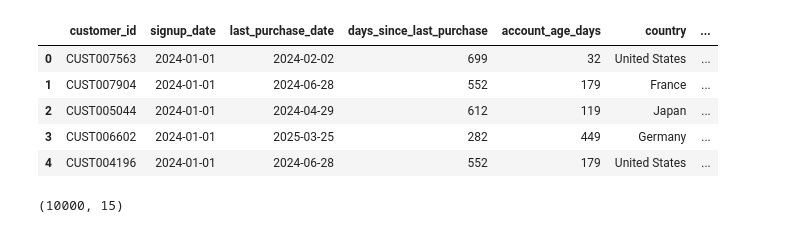
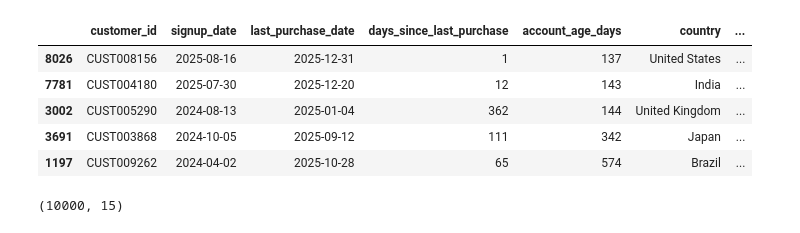
Before and after one commit to Ryanrezzz/ChurnPrediction, a Jupyter notebook: 1.ipynb, the cells around one changed output. Cells and saved outputs as stored; diff of their text form; code cells hidden in the pictures.

```diff
--- a/1.ipynb
+++ b/1.ipynb
@@ -6,14 +6,14 @@ import seaborn as sns
 # %%
 df=pd.read_csv("/Users/ryanmaroof/ml and dl projects/CustomerSegmentation/ecommerce_customer_churn_10k.csv")
 # %%
-df.head()
+df.sample(5)
 # %% [output]
 |  | customer_id | signup_date | last_purchase_date | days_since_last_purchase | account_age_days | country | ... |
-| 0 | CUST007563 | 2024-01-01 | 2024-02-02 | 699 | 32 | United States | ... |
-| 1 | CUST007904 | 2024-01-01 | 2024-06-28 | 552 | 179 | France | ... |
-| 2 | CUST005044 | 2024-01-01 | 2024-04-29 | 612 | 119 | Japan | ... |
-| 3 | CUST006602 | 2024-01-01 | 2025-03-25 | 282 | 449 | Germany | ... |
-| 4 | CUST004196 | 2024-01-01 | 2024-06-28 | 552 | 179 | United States | ... |
+| 8026 | CUST008156 | 2025-08-16 | 2025-12-31 | 1 | 137 | United States | ... |
+| 7781 | CUST004180 | 2025-07-30 | 2025-12-20 | 12 | 143 | India | ... |
+| 3002 | CUST005290 | 2024-08-13 | 2025-01-04 | 362 | 144 | United Kingdom | ... |
+| 3691 | CUST003868 | 2024-10-05 | 2025-09-12 | 111 | 342 | Japan | ... |
+| 1197 | CUST009262 | 2024-04-02 | 2025-10-28 | 65 | 574 | Brazil | ... |
 # %%
 df.shape
 # %% [output]
```
Also changed, not shown: parts of 13 cells of this notebook, 2 other files.
